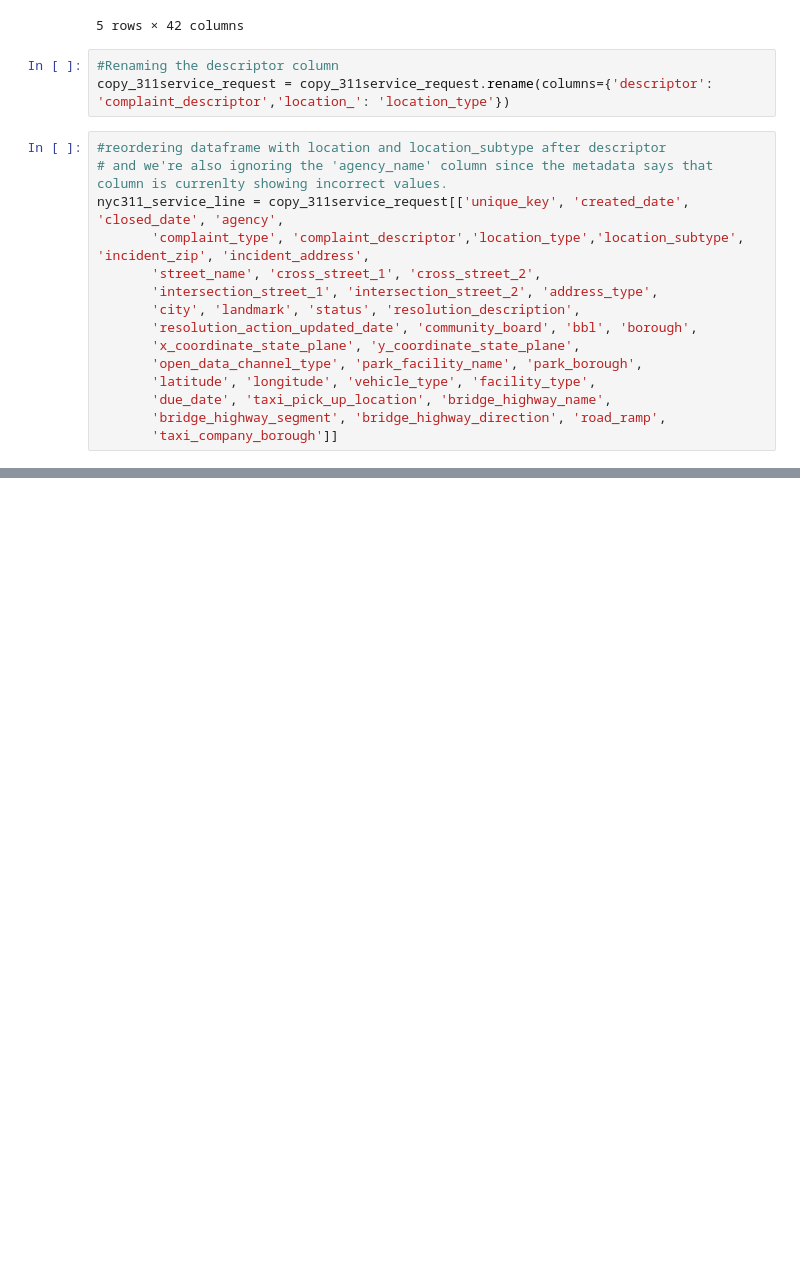
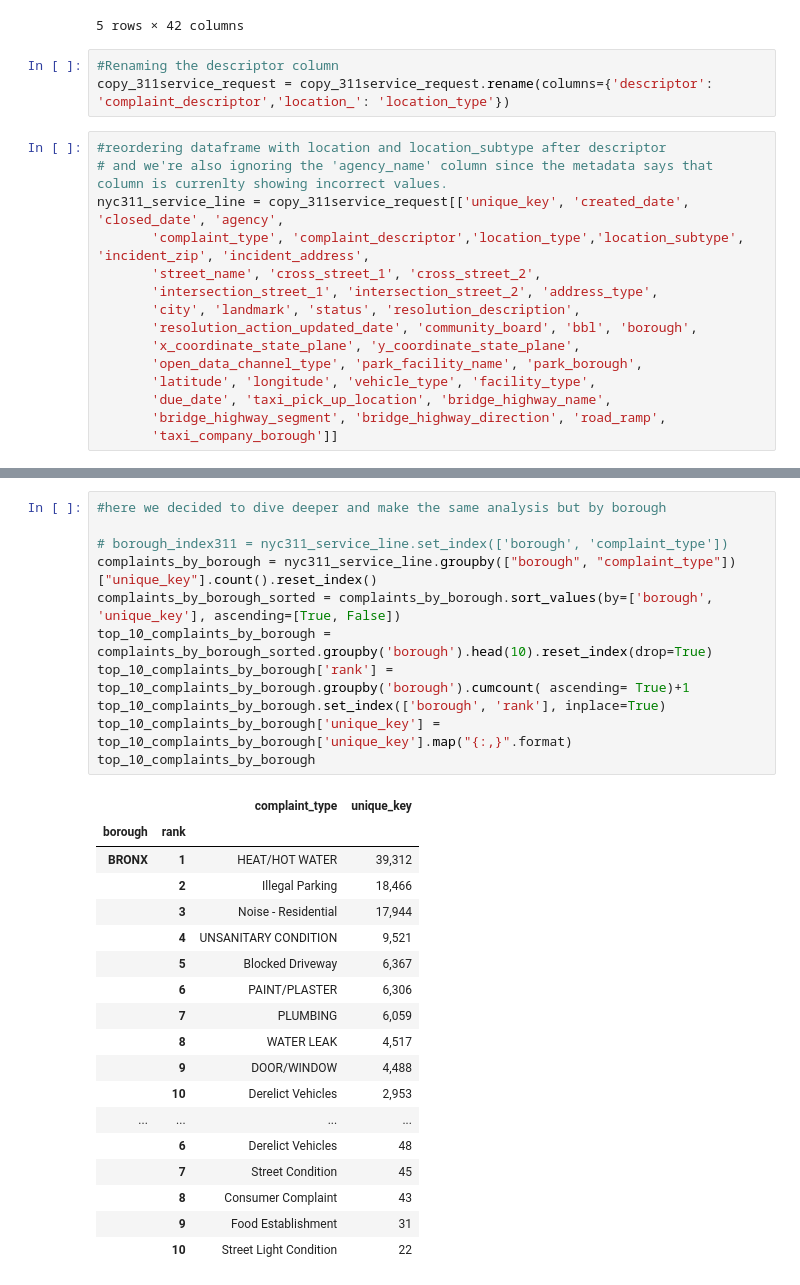
Before and after one commit to ajones1010/NYC-311-Analysis, a Jupyter notebook: nyc_311.ipynb, the cells around one changed output, grey strips where cells are left out. Saved outputs shown, nothing was run; the diff lists cells and outputs as text; blank space fills up the shorter version.

Commit message:
load complete analysis with charts

```diff
--- a/nyc_311.ipynb
+++ b/nyc_311.ipynb
@@ -416,0 +643,30 @@ nyc311_location.to_csv("Resources/nyc311_location.csv", index=False)
+# %%
+#here we decided to dive deeper and make the same analysis but by borough
+
+# borough_index311 = nyc311_service_line.set_index(['borough', 'complaint_type'])
+complaints_by_borough = nyc311_service_line.groupby(["borough", "complaint_type"])["unique_key"].count().reset_index()
+complaints_by_borough_sorted = complaints_by_borough.sort_values(by=['borough', 'unique_key'], ascending=[True, False])
+top_10_complaints_by_borough = complaints_by_borough_sorted.groupby('borough').head(10).reset_index(drop=True)
+top_10_complaints_by_borough['rank'] = top_10_complaints_by_borough.groupby('borough').cumcount( ascending= True)+1
+top_10_complaints_by_borough.set_index(['borough', 'rank'], inplace=True)
+top_10_complaints_by_borough['unique_key'] = top_10_complaints_by_borough['unique_key'].map("{:,}".format)
+top_10_complaints_by_borough
+# %% [output]
+|  |  | complaint_type | unique_key |
+| borough | rank |  |  |
+| BRONX | 1 | HEAT/HOT WATER | 39,312 |
+|  | 2 | Illegal Parking | 18,466 |
+|  | 3 | Noise - Residential | 17,944 |
+|  | 4 | UNSANITARY CONDITION | 9,521 |
+|  | 5 | Blocked Driveway | 6,367 |
+|  | 6 | PAINT/PLASTER | 6,306 |
+|  | 7 | PLUMBING | 6,059 |
+|  | 8 | WATER LEAK | 4,517 |
+|  | 9 | DOOR/WINDOW | 4,488 |
+|  | 10 | Derelict Vehicles | 2,953 |
+| ... | ... | ... | ... |
+|  | 6 | Derelict Vehicles | 48 |
+|  | 7 | Street Condition | 45 |
+|  | 8 | Consumer Complaint | 43 |
+|  | 9 | Food Establishment | 31 |
+|  | 10 | Street Light Condition | 22 |
```
Also changed, not shown: parts of 44 cells of this notebook, 6 other files.
